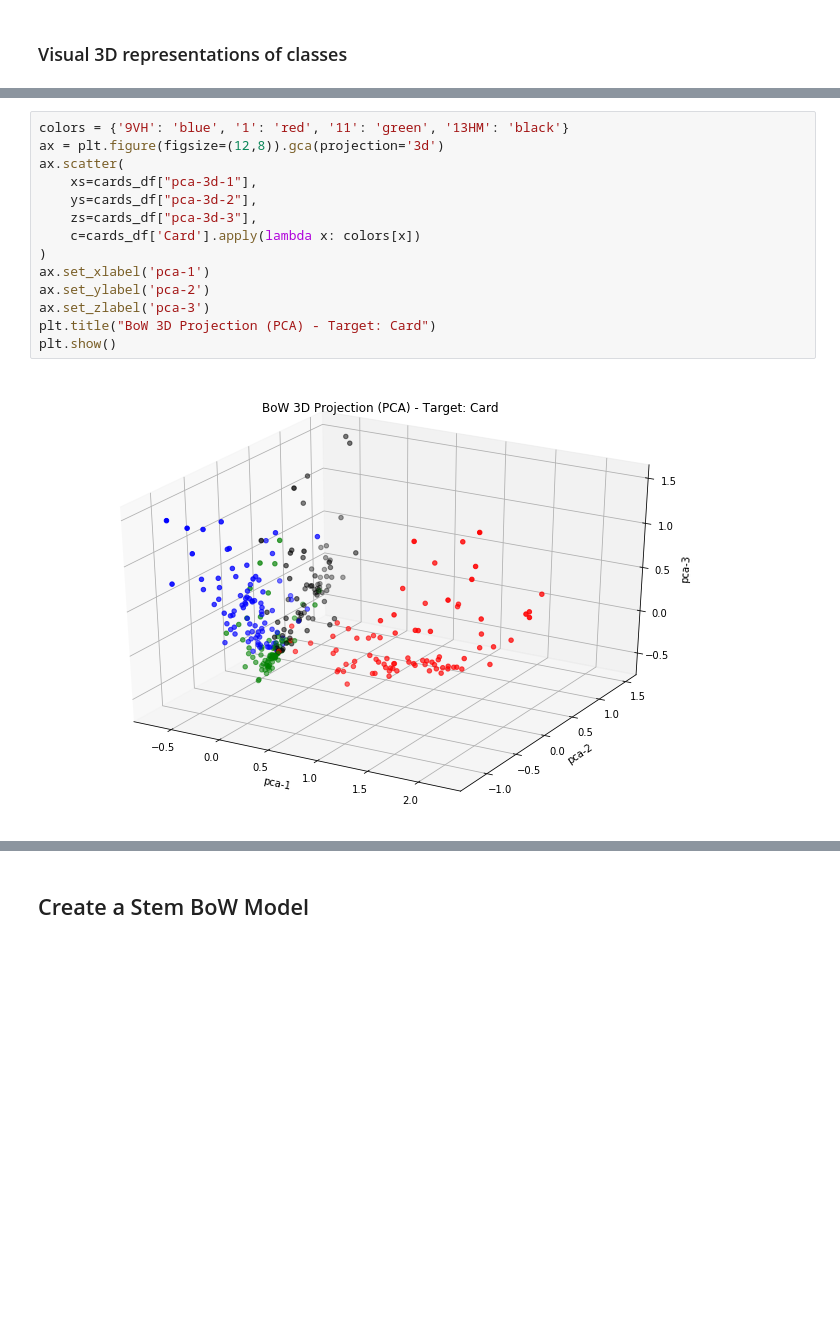
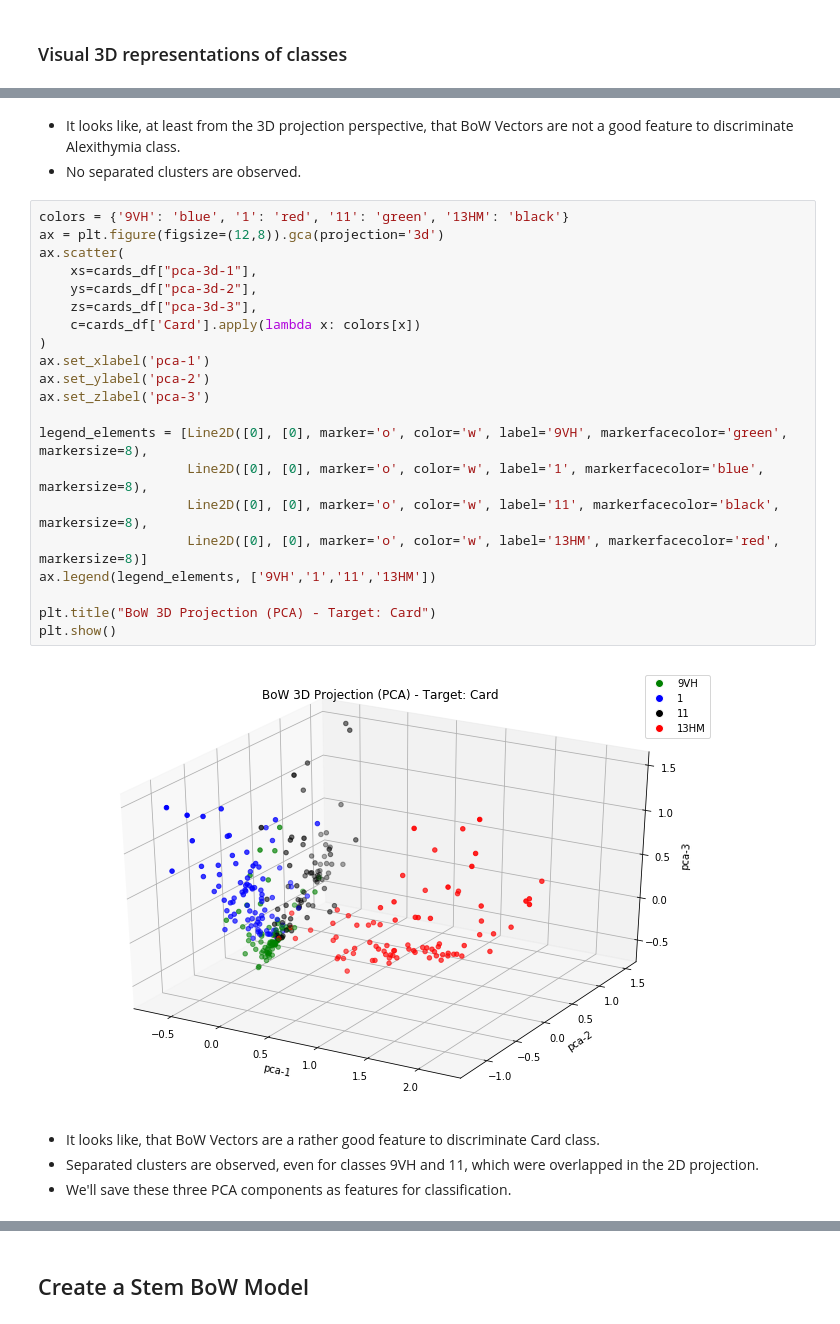
Before and after one commit to raul-arrabales/alexithymic-lang, a Jupyter notebook: nlp/3_BoW.ipynb, the cells around one changed output, grey strips where cells are left out. Cells and saved outputs as stored; diff of their text form; blank space fills up the shorter version.

```diff
--- a/nlp/3_BoW.ipynb
+++ b/nlp/3_BoW.ipynb
@@ -366,16 +375,30 @@ plt.show()
+# %% [markdown]
+- It looks like, at least from the 3D projection perspective, that BoW Vectors are not a good feature to discriminate Alexithymia class.
+- No separated clusters are observed.
 # %%
 colors = {'9VH': 'blue', '1': 'red', '11': 'green', '13HM': 'black'}
 ax = plt.figure(figsize=(12,8)).gca(projection='3d')
 ax.scatter(
     xs=cards_df["pca-3d-1"],
     ys=cards_df["pca-3d-2"],
     zs=cards_df["pca-3d-3"],
     c=cards_df['Card'].apply(lambda x: colors[x])
 )
 ax.set_xlabel('pca-1')
 ax.set_ylabel('pca-2')
 ax.set_zlabel('pca-3')
+
+legend_elements = [Line2D([0], [0], marker='o', color='w', label='9VH', markerfacecolor='green', markersize=8),
+                   Line2D([0], [0], marker='o', color='w', label='1', markerfacecolor='blue', markersize=8),
+                   Line2D([0], [0], marker='o', color='w', label='11', markerfacecolor='black', markersize=8),
+                   Line2D([0], [0], marker='o', color='w', label='13HM', markerfacecolor='red', markersize=8)]
+ax.legend(legend_elements, ['9VH','1','11','13HM'])
+
 plt.title("BoW 3D Projection (PCA) - Target: Card")
 plt.show()
 # %% [output]
-[figure, old version]
+[figure, new version]
+# %% [markdown]
+- It looks like, that BoW Vectors are a rather good feature to discriminate Card class.
+- Separated clusters are observed, even for classes 9VH and 11, which were overlapped in the 2D projection.
+- We'll save these three PCA components as features for classification.
```
Also changed, not shown: parts of 17 cells of this notebook.
